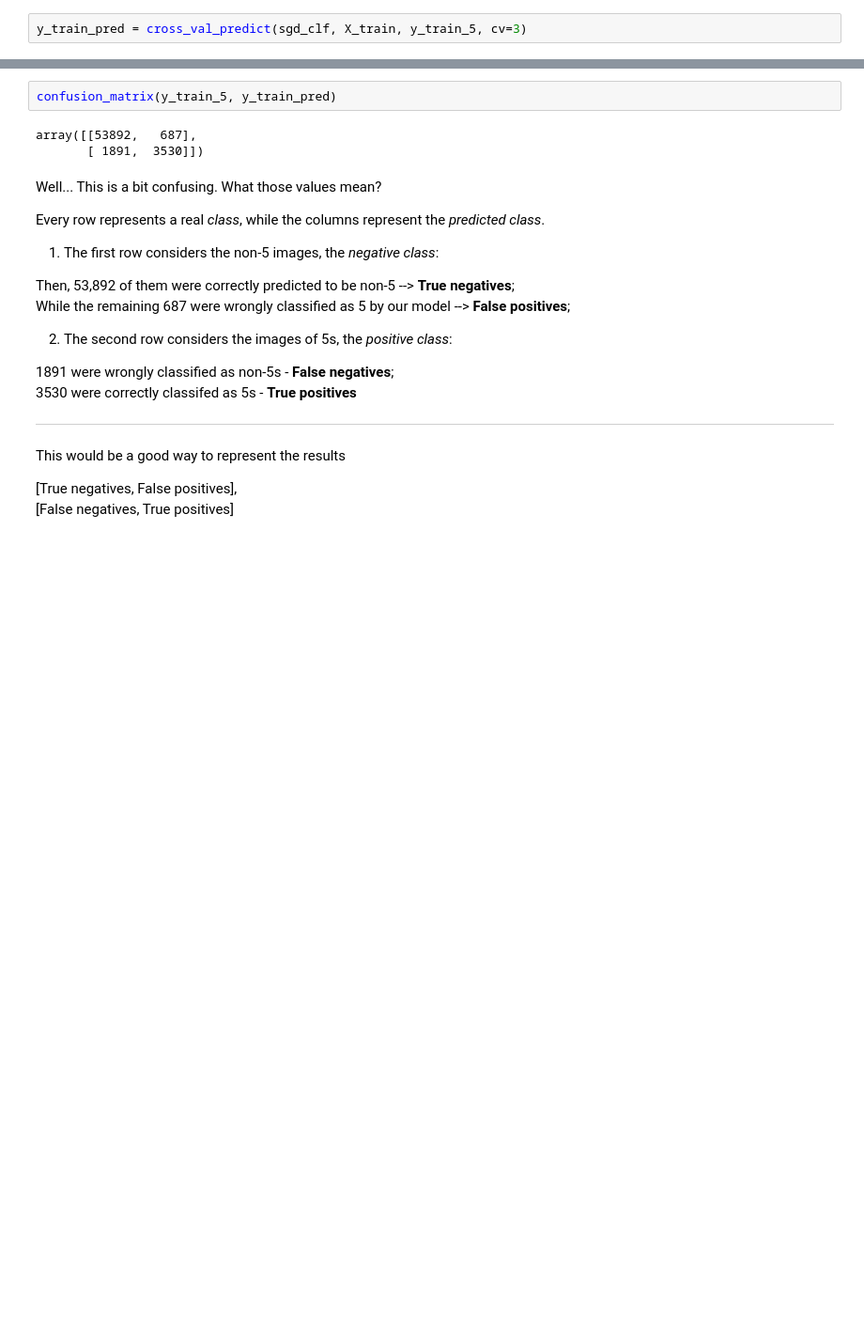
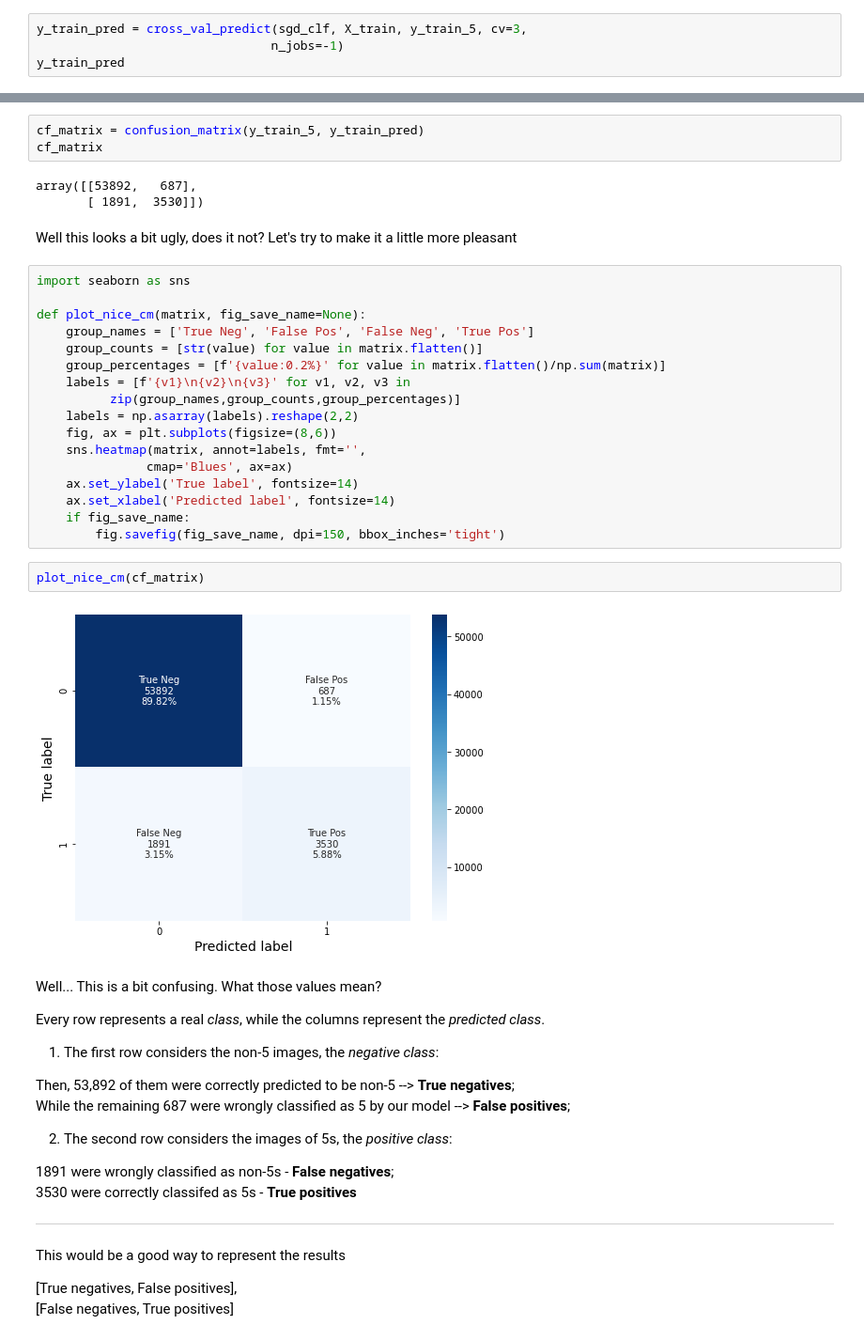
Before and after one commit to souzajvp/hands-on-ML, a Jupyter notebook: Chapter 3 - Classification.ipynb, the cells around one changed output, grey strips where cells are left out. Shown at 94% size. Drawn from its saved outputs; the diff is of its cells as text; blank space fills up the shorter version.

Commit message:
Fix confusion matrix

```diff
--- a/Chapter 3 - Classification.ipynb
+++ b/Chapter 3 - Classification.ipynb
@@ -184,4 +187,6 @@ This problem is also called *class-imbalance* and is definitely a *thing* when t
 # %%
 from sklearn.model_selection import cross_val_predict
 # %%
-y_train_pred = cross_val_predict(sgd_clf, X_train, y_train_5, cv=3)
+y_train_pred = cross_val_predict(sgd_clf, X_train, y_train_5, cv=3,
+                                n_jobs=-1)
+y_train_pred
@@ -190,10 +197,34 @@ Building our confusion matrix
 # %%
 from sklearn.metrics import confusion_matrix
 # %%
-confusion_matrix(y_train_5, y_train_pred)
+cf_matrix = confusion_matrix(y_train_5, y_train_pred)
+cf_matrix
 # %% [output]
 array([[53892,   687],
        [ 1891,  3530]])
+# %% [markdown]
+Well this looks a bit ugly, does it not? Let's try to make it a little more pleasant
+# %%
+import seaborn as sns
+
+def plot_nice_cm(matrix, fig_save_name=None):
+    group_names = ['True Neg', 'False Pos', 'False Neg', 'True Pos']
+    group_counts = [str(value) for value in matrix.flatten()]
+    group_percentages = [f'{value:0.2%}' for value in matrix.flatten()/np.sum(matrix)]
+    labels = [f'{v1}\n{v2}\n{v3}' for v1, v2, v3 in
+          zip(group_names,group_counts,group_percentages)]
+    labels = np.asarray(labels).reshape(2,2)
+    fig, ax = plt.subplots(figsize=(8,6))
+    sns.heatmap(matrix, annot=labels, fmt='',
+               cmap='Blues', ax=ax)
+    ax.set_ylabel('True label', fontsize=14)
+    ax.set_xlabel('Predicted label', fontsize=14)
+    if fig_save_name:
+        fig.savefig(fig_save_name, dpi=150, bbox_inches='tight')
+# %%
+plot_nice_cm(cf_matrix)
+# %% [output]
+[figure, added]
 # %% [markdown]
 Well... This is a bit confusing. What those values mean?
 
```
Also changed, not shown: parts of 5 cells of this notebook.
